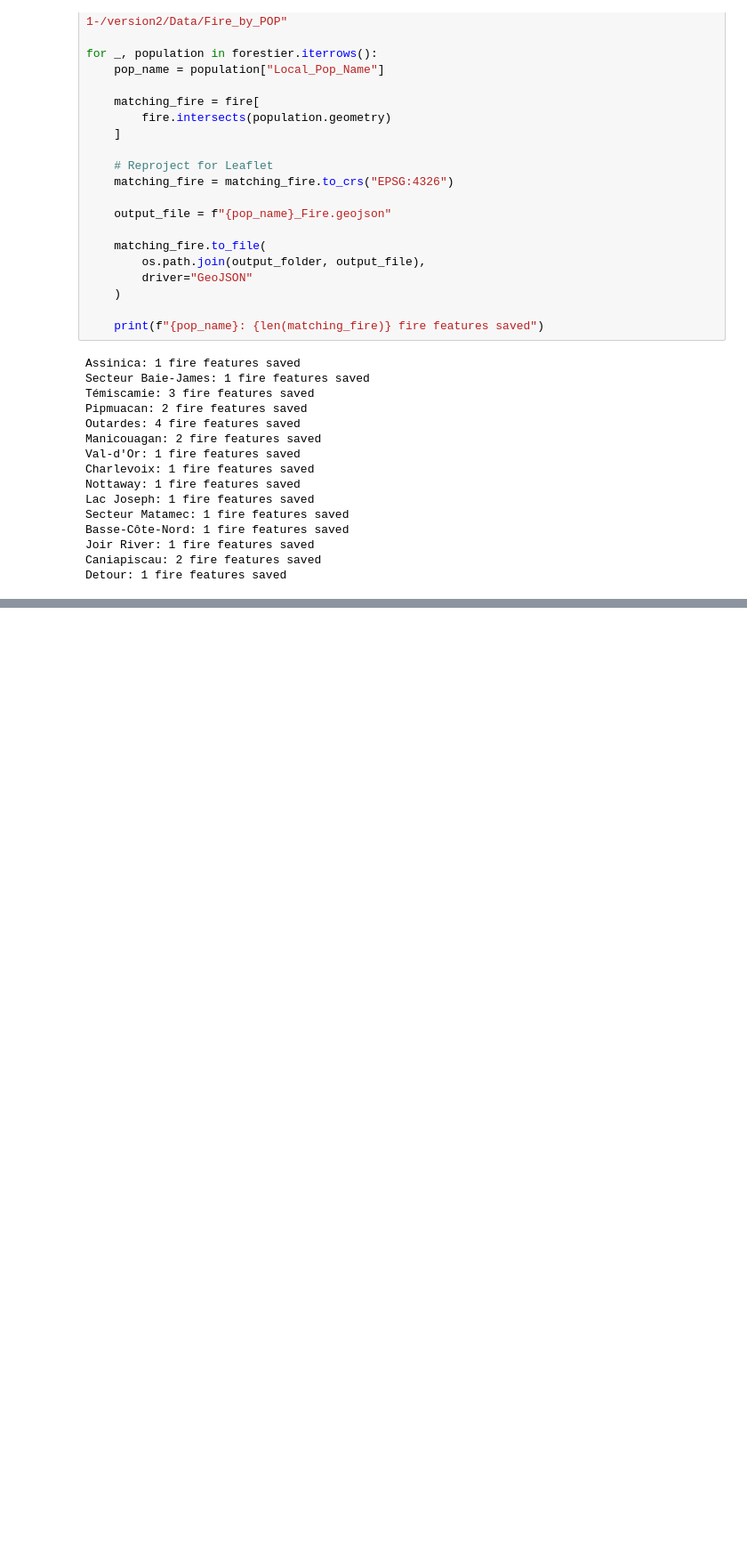
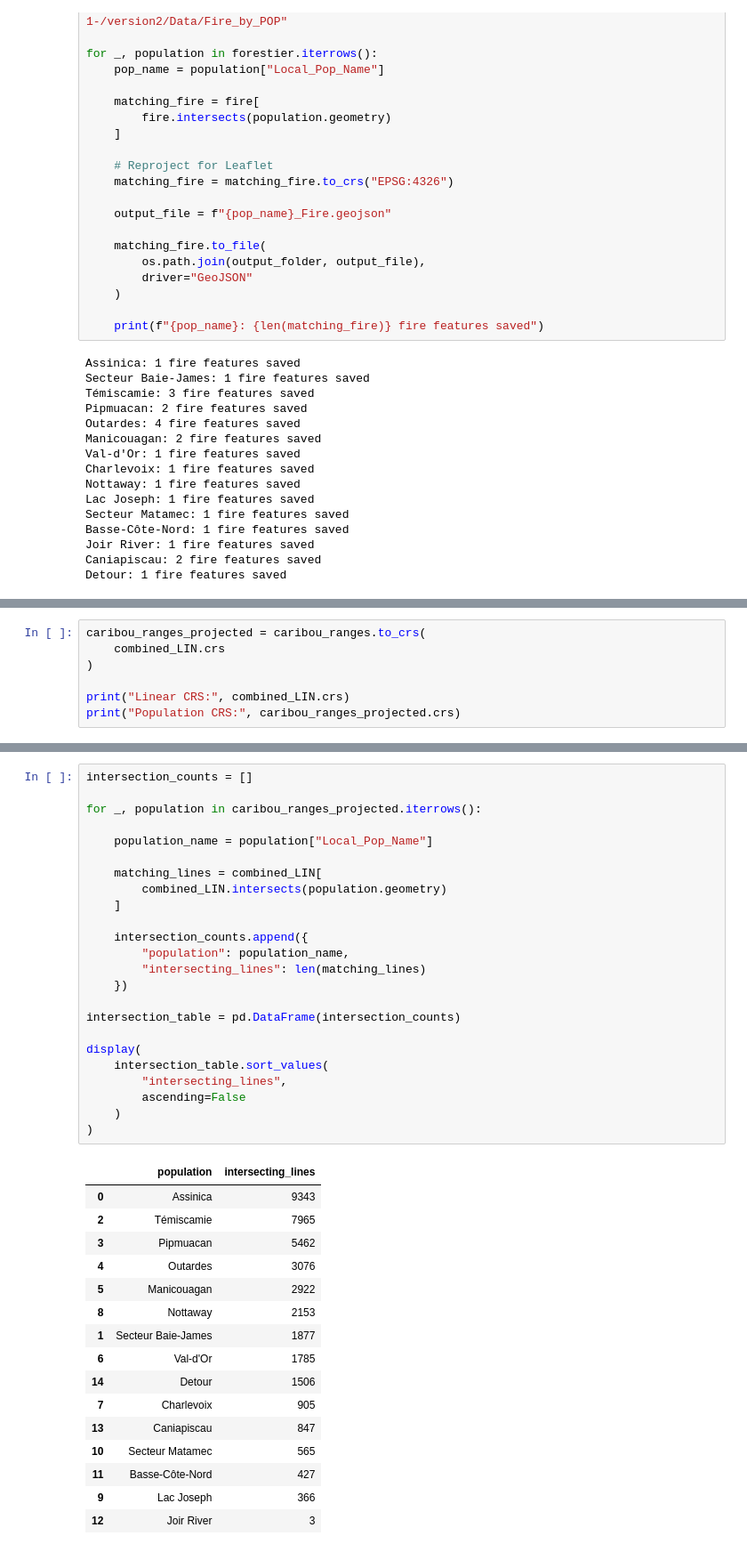
Before and after one commit to kaitrodney-png/geog464-Final-Project-stage-1-, a Jupyter notebook: version2/notebooks/mvp_pipeline copy 3.ipynb, the cells around one changed output, grey strips where cells are left out. Shown at 89% size. Saved outputs shown, nothing was run; the diff lists cells and outputs as text; blank space fills up the shorter version.

```diff
--- a/version2/notebooks/mvp_pipeline copy 3.ipynb
+++ b/version2/notebooks/mvp_pipeline copy 3.ipynb
@@ -1324,0 +1333,7 @@ plt.show()
+# %%
+caribou_ranges_projected = caribou_ranges.to_crs(
+    combined_LIN.crs
+)
+
+print("Linear CRS:", combined_LIN.crs)
+print("Population CRS:", caribou_ranges_projected.crs)
@@ -1324,0 +1343,41 @@ plt.show()
+# %%
+intersection_counts = []
+
+for _, population in caribou_ranges_projected.iterrows():
+
+    population_name = population["Local_Pop_Name"]
+
+    matching_lines = combined_LIN[
+        combined_LIN.intersects(population.geometry)
+    ]
+
+    intersection_counts.append({
+        "population": population_name,
+        "intersecting_lines": len(matching_lines)
+    })
+
+intersection_table = pd.DataFrame(intersection_counts)
+
+display(
+    intersection_table.sort_values(
+        "intersecting_lines",
+        ascending=False
+    )
+)
+# %% [output]
+|  | population | intersecting_lines |
+| 0 | Assinica | 9343 |
+| 2 | Témiscamie | 7965 |
+| 3 | Pipmuacan | 5462 |
+| 4 | Outardes | 3076 |
+| 5 | Manicouagan | 2922 |
+| 8 | Nottaway | 2153 |
+| 1 | Secteur Baie-James | 1877 |
+| 6 | Val-d'Or | 1785 |
+| 14 | Detour | 1506 |
+| 7 | Charlevoix | 905 |
+| 13 | Caniapiscau | 847 |
+| 10 | Secteur Matamec | 565 |
+| 11 | Basse-Côte-Nord | 427 |
+| 9 | Lac Joseph | 366 |
+| 12 | Joir River | 3 |
```
Also changed, not shown: parts of 29 cells of this notebook.
